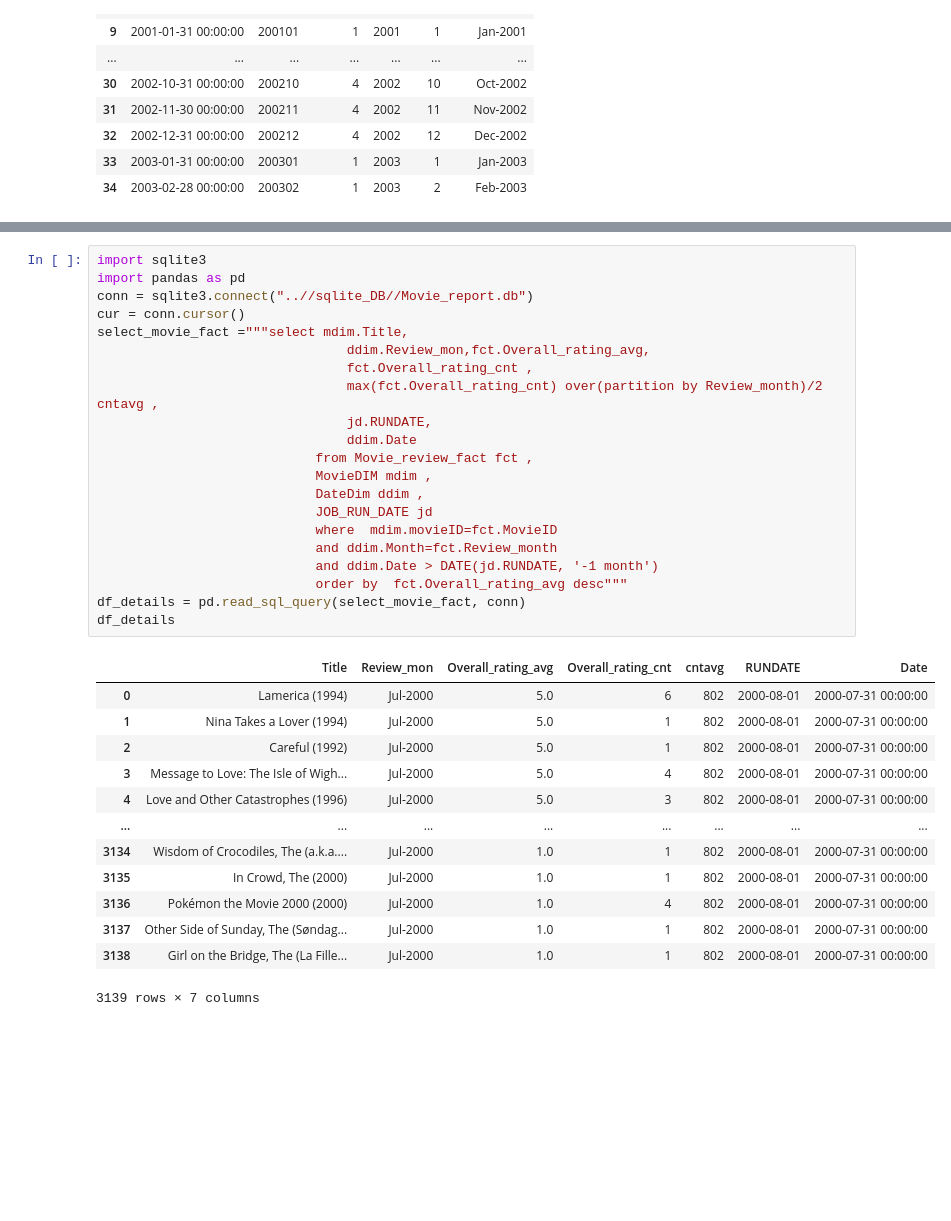
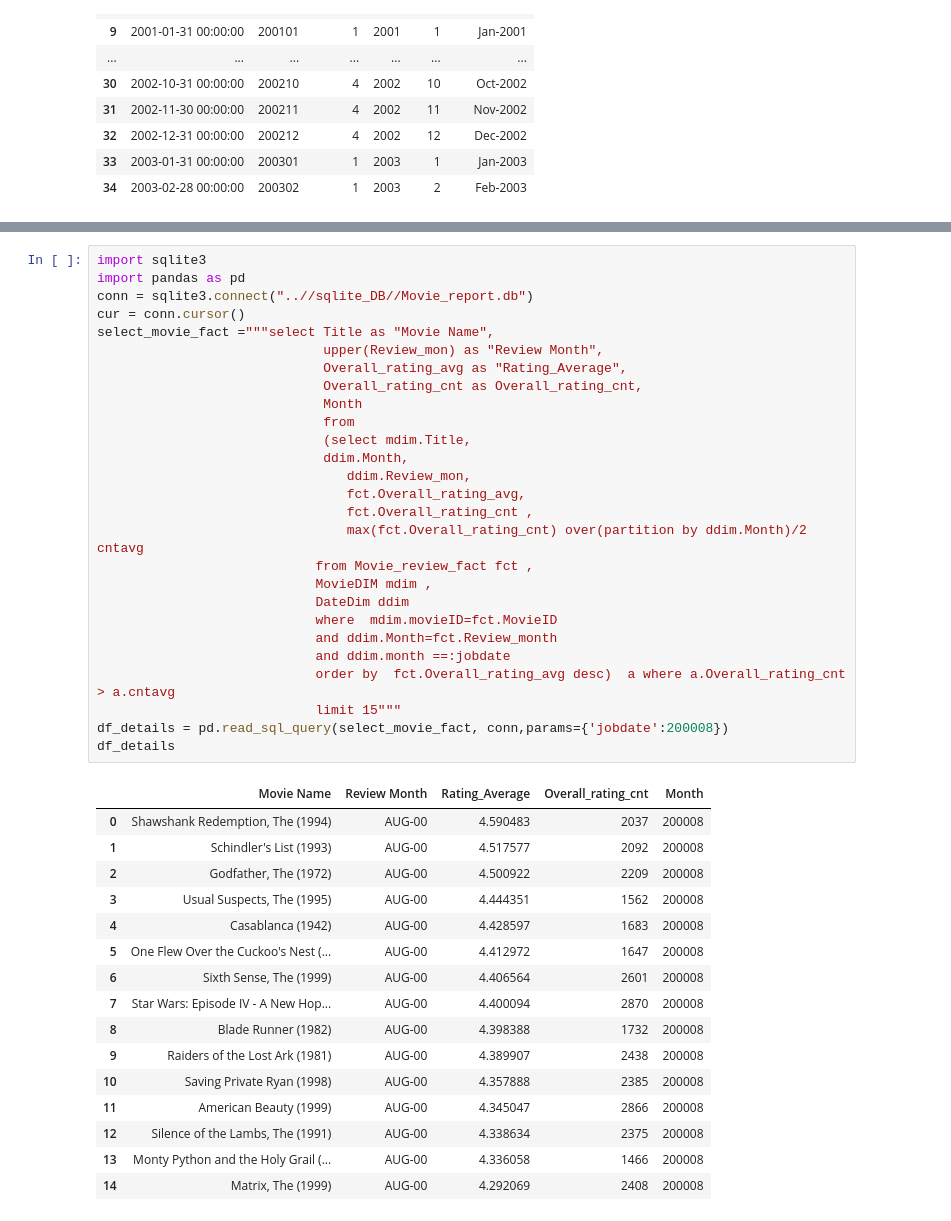
Before and after one commit to Sandutta2020/Monthly_top_movie_report, a Jupyter notebook: analysis/Exploratory_Analysis.ipynb, the cells around one changed output, grey strips where cells are left out. Cells and saved outputs as stored; diff of their text form; blank space fills up the shorter version.

```diff
--- a/analysis/Exploratory_Analysis.ipynb
+++ b/analysis/Exploratory_Analysis.ipynb
@@ -764,35 +764,44 @@ df_details
 # %%
 import sqlite3
 import pandas as pd
 conn = sqlite3.connect("..//sqlite_DB//Movie_report.db")
 cur = conn.cursor()
-select_movie_fact ="""select mdim.Title,
-                                ddim.Review_mon,fct.Overall_rating_avg,
+select_movie_fact ="""select Title as "Movie Name",
+                             upper(Review_mon) as "Review Month",
+                             Overall_rating_avg as "Rating_Average",
+                             Overall_rating_cnt as Overall_rating_cnt,
+                             Month
+                             from
+                             (select mdim.Title,
+                             ddim.Month,
+                                ddim.Review_mon,
+                                fct.Overall_rating_avg,
                                 fct.Overall_rating_cnt ,
-                                max(fct.Overall_rating_cnt) over(partition by Review_month)/2 cntavg ,
-                                jd.RUNDATE,
-                                ddim.Date
+                                max(fct.Overall_rating_cnt) over(partition by ddim.Month)/2 cntavg
                             from Movie_review_fact fct ,
                             MovieDIM mdim ,
-                            DateDim ddim ,
-                            JOB_RUN_DATE jd
+                            DateDim ddim
                             where  mdim.movieID=fct.MovieID
                             and ddim.Month=fct.Review_month
-                            and ddim.Date > DATE(jd.RUNDATE, '-1 month')
-                            order by  fct.Overall_rating_avg desc"""
-df_details = pd.read_sql_query(select_movie_fact, conn)
+                            and ddim.month ==:jobdate
+                            order by  fct.Overall_rating_avg desc)  a where a.Overall_rating_cnt > a.cntavg
+                            limit 15"""
+df_details = pd.read_sql_query(select_movie_fact, conn,params={'jobdate':200008})
 df_details
 # %% [output]
-|  | Title | Review_mon | Overall_rating_avg | Overall_rating_cnt | cntavg | RUNDATE | Date |
-| 0 | Lamerica (1994) | Jul-2000 | 5.0 | 6 | 802 | 2000-08-01 | 2000-07-31 00:00:00 |
-| 1 | Nina Takes a Lover (1994) | Jul-2000 | 5.0 | 1 | 802 | 2000-08-01 | 2000-07-31 00:00:00 |
-| 2 | Careful (1992) | Jul-2000 | 5.0 | 1 | 802 | 2000-08-01 | 2000-07-31 00:00:00 |
-| 3 | Message to Love: The Isle of Wigh... | Jul-2000 | 5.0 | 4 | 802 | 2000-08-01 | 2000-07-31 00:00:00 |
-| 4 | Love and Other Catastrophes (1996) | Jul-2000 | 5.0 | 3 | 802 | 2000-08-01 | 2000-07-31 00:00:00 |
-| ... | ... | ... | ... | ... | ... | ... | ... |
-| 3134 | Wisdom of Crocodiles, The (a.k.a.... | Jul-2000 | 1.0 | 1 | 802 | 2000-08-01 | 2000-07-31 00:00:00 |
-| 3135 | In Crowd, The (2000) | Jul-2000 | 1.0 | 1 | 802 | 2000-08-01 | 2000-07-31 00:00:00 |
-| 3136 | Pokémon the Movie 2000 (2000) | Jul-2000 | 1.0 | 4 | 802 | 2000-08-01 | 2000-07-31 00:00:00 |
-| 3137 | Other Side of Sunday, The (Søndag... | Jul-2000 | 1.0 | 1 | 802 | 2000-08-01 | 2000-07-31 00:00:00 |
-| 3138 | Girl on the Bridge, The (La Fille... | Jul-2000 | 1.0 | 1 | 802 | 2000-08-01 | 2000-07-31 00:00:00 |
+|  | Movie Name | Review Month | Rating_Average | Overall_rating_cnt | Month |
+| 0 | Shawshank Redemption, The (1994) | AUG-00 | 4.590483 | 2037 | 200008 |
+| 1 | Schindler's List (1993) | AUG-00 | 4.517577 | 2092 | 200008 |
+| 2 | Godfather, The (1972) | AUG-00 | 4.500922 | 2209 | 200008 |
+| 3 | Usual Suspects, The (1995) | AUG-00 | 4.444351 | 1562 | 200008 |
+| 4 | Casablanca (1942) | AUG-00 | 4.428597 | 1683 | 200008 |
+| 5 | One Flew Over the Cuckoo's Nest (... | AUG-00 | 4.412972 | 1647 | 200008 |
+| 6 | Sixth Sense, The (1999) | AUG-00 | 4.406564 | 2601 | 200008 |
+| 7 | Star Wars: Episode IV - A New Hop... | AUG-00 | 4.400094 | 2870 | 200008 |
+| 8 | Blade Runner (1982) | AUG-00 | 4.398388 | 1732 | 200008 |
+| 9 | Raiders of the Lost Ark (1981) | AUG-00 | 4.389907 | 2438 | 200008 |
+| 10 | Saving Private Ryan (1998) | AUG-00 | 4.357888 | 2385 | 200008 |
+| 11 | American Beauty (1999) | AUG-00 | 4.345047 | 2866 | 200008 |
+| 12 | Silence of the Lambs, The (1991) | AUG-00 | 4.338634 | 2375 | 200008 |
+| 13 | Monty Python and the Holy Grail (... | AUG-00 | 4.336058 | 1466 | 200008 |
+| 14 | Matrix, The (1999) | AUG-00 | 4.292069 | 2408 | 200008 |
-3139 rows × 7 columns
```
Also changed, not shown: parts of 3 cells of this notebook, 4 other files.
